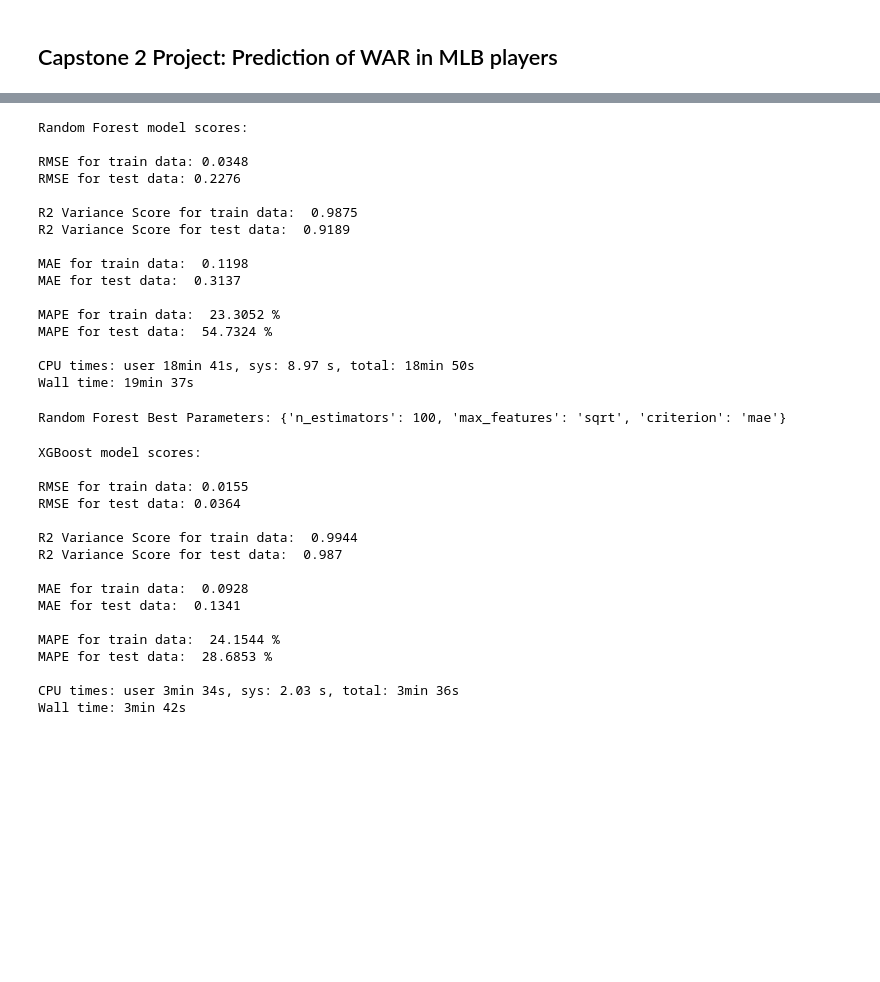
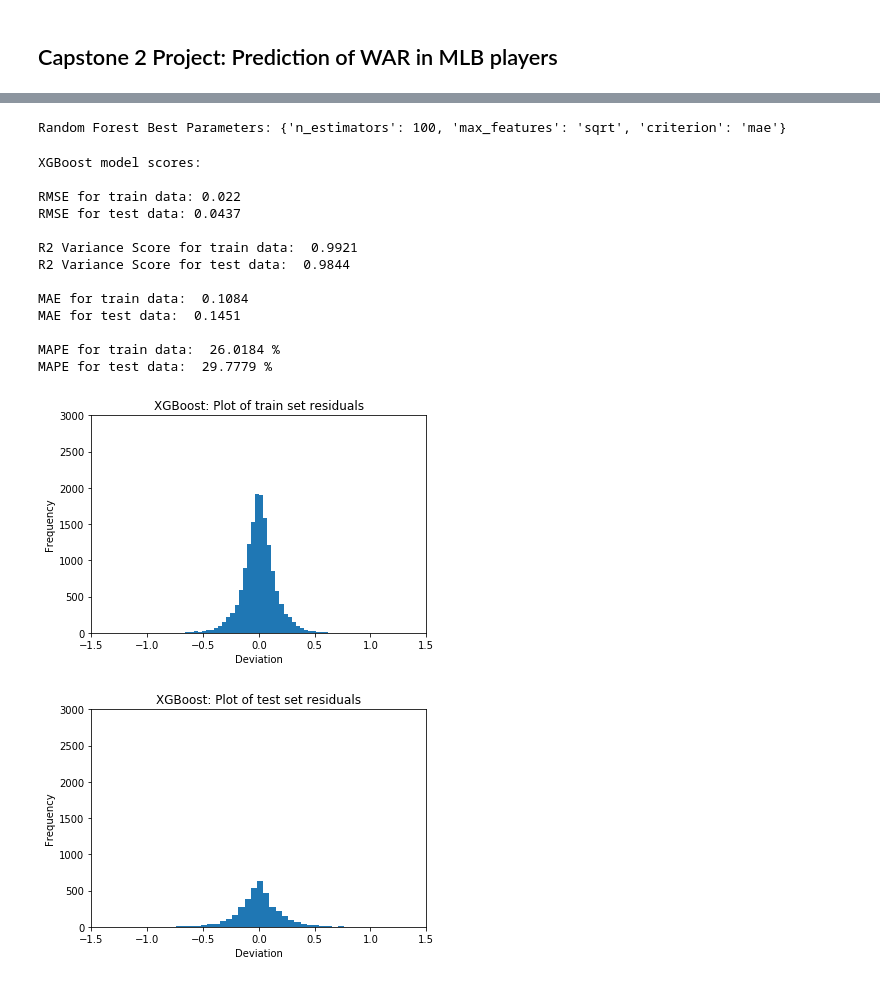
Before and after one commit to albertdchiu1/Capstone-2-Project-MLB-WAR-prediction, a Jupyter notebook: Code/4. Capstone 2 - Machine Learning.ipynb, the cells around one changed output, grey strips where cells are left out. Saved outputs shown, nothing was run; the diff lists cells and outputs as text; code cells hidden in the pictures; blank space fills up the shorter version.

```diff
--- a/Code/4. Capstone 2 - Machine Learning.ipynb
+++ b/Code/4. Capstone 2 - Machine Learning.ipynb
@@ -135,39 +145,3 @@ Wall time: 758 ms
-# %%
-%%time
-# random forest regression
-
-from sklearn.ensemble import RandomForestRegressor
-from sklearn.model_selection import RandomizedSearchCV
-
-param_grid_rf = {'n_estimators': np.arange(100, 150, 25),
-                 'max_features': ['sqrt'],
-                 'criterion': ['mae']}
-
-rf = RandomForestRegressor()
-rf_random_grid = RandomizedSearchCV(estimator=rf, param_distributions=param_grid_rf, cv=3)
-rf_random_grid.fit(X_train, y_train)
-
-rf_train_predict = rf_random_grid.predict(X_train)
-rf_test_predict = rf_random_grid.predict(X_test)
-
-scoring(y_train, rf_train_predict, y_test, rf_test_predict, 'Random Forest')
-# %% [output]
-Random Forest model scores:
-
-RMSE for train data: 0.0348
-RMSE for test data: 0.2276
-
-R2 Variance Score for train data:  0.9875
-R2 Variance Score for test data:  0.9189
-
-MAE for train data:  0.1198
-MAE for test data:  0.3137
-
-MAPE for train data:  23.3052 %
-MAPE for test data:  54.7324 %
-
-CPU times: user 18min 41s, sys: 8.97 s, total: 18min 50s
-Wall time: 19min 37s
 # %%
 print('Random Forest Best Parameters:', rf_random_grid.best_params_)
 # %% [output]
@@ -175,39 +149,56 @@ Random Forest Best Parameters: {'n_estimators': 100, 'max_features': 'sqrt', 'cr
 # %%
 %%time
 # XGBoost
 
 import xgboost as xgb
 from xgboost.sklearn import XGBRegressor
 from sklearn.metrics import mean_squared_error
 
 param_grid_xgb = {'n_estimators': np.arange(100, 150, 25),
                  'max_depth': np.arange(5, 8, 1),
                  'min_child': np.arange(1, 5, 1),
                  'learning_rate': np.arange(.1, .3, .1),
                  'min_child_weight': np.arange(1, 3, 1)}
 
 xgb_reg = XGBRegressor(objective='reg:linear')
 xgb_reg_grid = RandomizedSearchCV(xgb_reg, param_distributions=param_grid_xgb, cv=5)
 xgb_reg_grid.fit(X_train, y_train)
 
 xgb_train_predict = xgb_reg_grid.predict(X_train)
 xgb_test_predict = xgb_reg_grid.predict(X_test)
 
 scoring(y_train, xgb_train_predict, y_test, xgb_test_predict, 'XGBoost')
+
+# plotting residuals for training set
+plt.hist(xgb_train_predict - y_train, bins=50)
+plt.title('XGBoost: Plot of train set residuals')
+plt.xlabel('Deviation')
+plt.ylabel('Frequency')
+plt.xlim(-1.5, 1.5)
+plt.ylim(0, 3000)
+plt.show()
+
+# plotting residuals for testing set
+plt.hist(xgb_test_predict - y_test, bins=50)
+plt.title('XGBoost: Plot of test set residuals')
+plt.xlabel('Deviation')
+plt.ylabel('Frequency')
+plt.xlim(-1.5, 1.5)
+plt.ylim(0, 3000)
+plt.show()
 # %% [output]
 XGBoost model scores:
 
-RMSE for train data: 0.0155
-RMSE for test data: 0.0364
+RMSE for train data: 0.022
+RMSE for test data: 0.0437
 
-R2 Variance Score for train data:  0.9944
-R2 Variance Score for test data:  0.987
+R2 Variance Score for train data:  0.9921
+R2 Variance Score for test data:  0.9844
 
-MAE for train data:  0.0928
-MAE for test data:  0.1341
+MAE for train data:  0.1084
+MAE for test data:  0.1451
 
-MAPE for train data:  24.1544 %
-MAPE for test data:  28.6853 %
-
-CPU times: user 3min 34s, sys: 2.03 s, total: 3min 36s
-Wall time: 3min 42s
+MAPE for train data:  26.0184 %
+MAPE for test data:  29.7779 %
+[figure, added]
+[figure, added]
```
Also changed, not shown: parts of 8 cells of this notebook.
